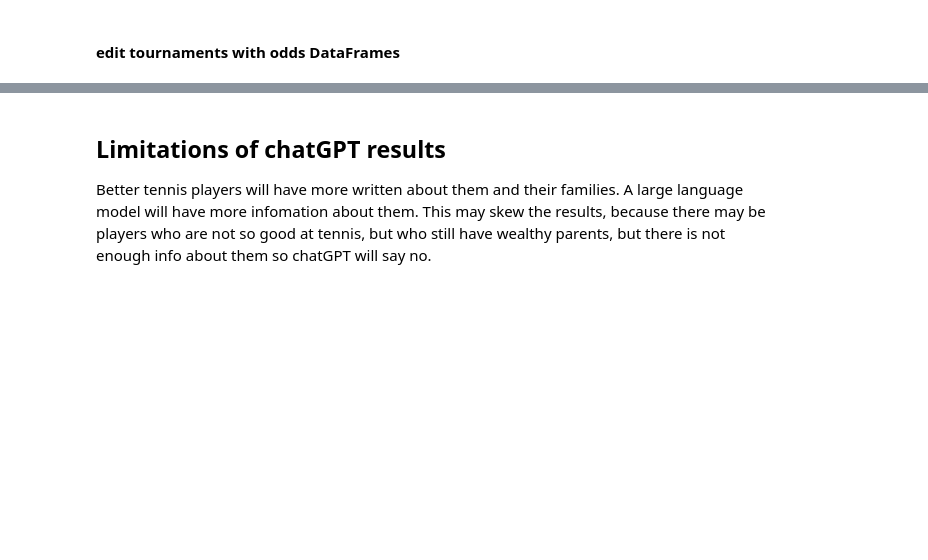
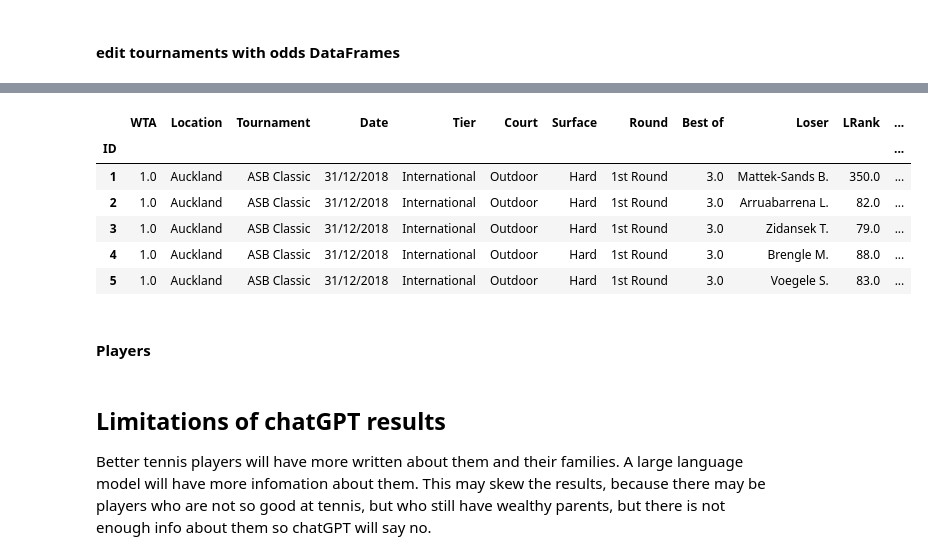
Before and after one commit to mmmcustard/analytics158739, a Jupyter notebook: 158739Assignment4.ipynb, the cells around one changed output, grey strips where cells are left out. Cells and saved outputs as stored; diff of their text form; code cells hidden in the pictures; blank space fills up the shorter version.

```diff
--- a/158739Assignment4.ipynb
+++ b/158739Assignment4.ipynb
@@ -354,0 +343,17 @@ for index, row in top_players.iterrows():
+# %%
+loser_tournament_matches_wOdds = all_tournament_matches_wOdds[[
+       'WTA', 'Location', 'Tournament', 'Date', 'Tier', 'Court', 'Surface',
+       'Round', 'Best of', 'Loser', 'LRank', 'LPts',
+       'Lsets', 'Comment', 'AvgL', 'ATP', 'Series', 'last_name', 'first_initial']]
+# %%
+loser_tournament_matches_wOdds.head()
+# %% [output]
+|  | WTA | Location | Tournament | Date | Tier | Court | Surface | Round | Best of | Loser | LRank | ... |
+| ID |  |  |  |  |  |  |  |  |  |  |  | ... |
+| 1 | 1.0 | Auckland | ASB Classic | 31/12/2018 | International | Outdoor | Hard | 1st Round | 3.0 | Mattek-Sands B. | 350.0 | ... |
+| 2 | 1.0 | Auckland | ASB Classic | 31/12/2018 | International | Outdoor | Hard | 1st Round | 3.0 | Arruabarrena L. | 82.0 | ... |
+| 3 | 1.0 | Auckland | ASB Classic | 31/12/2018 | International | Outdoor | Hard | 1st Round | 3.0 | Zidansek T. | 79.0 | ... |
+| 4 | 1.0 | Auckland | ASB Classic | 31/12/2018 | International | Outdoor | Hard | 1st Round | 3.0 | Brengle M. | 88.0 | ... |
+| 5 | 1.0 | Auckland | ASB Classic | 31/12/2018 | International | Outdoor | Hard | 1st Round | 3.0 | Voegele S. | 83.0 | ... |
+# %% [markdown]
+#### Players
```
Also changed, not shown: parts of 14 cells of this notebook.
